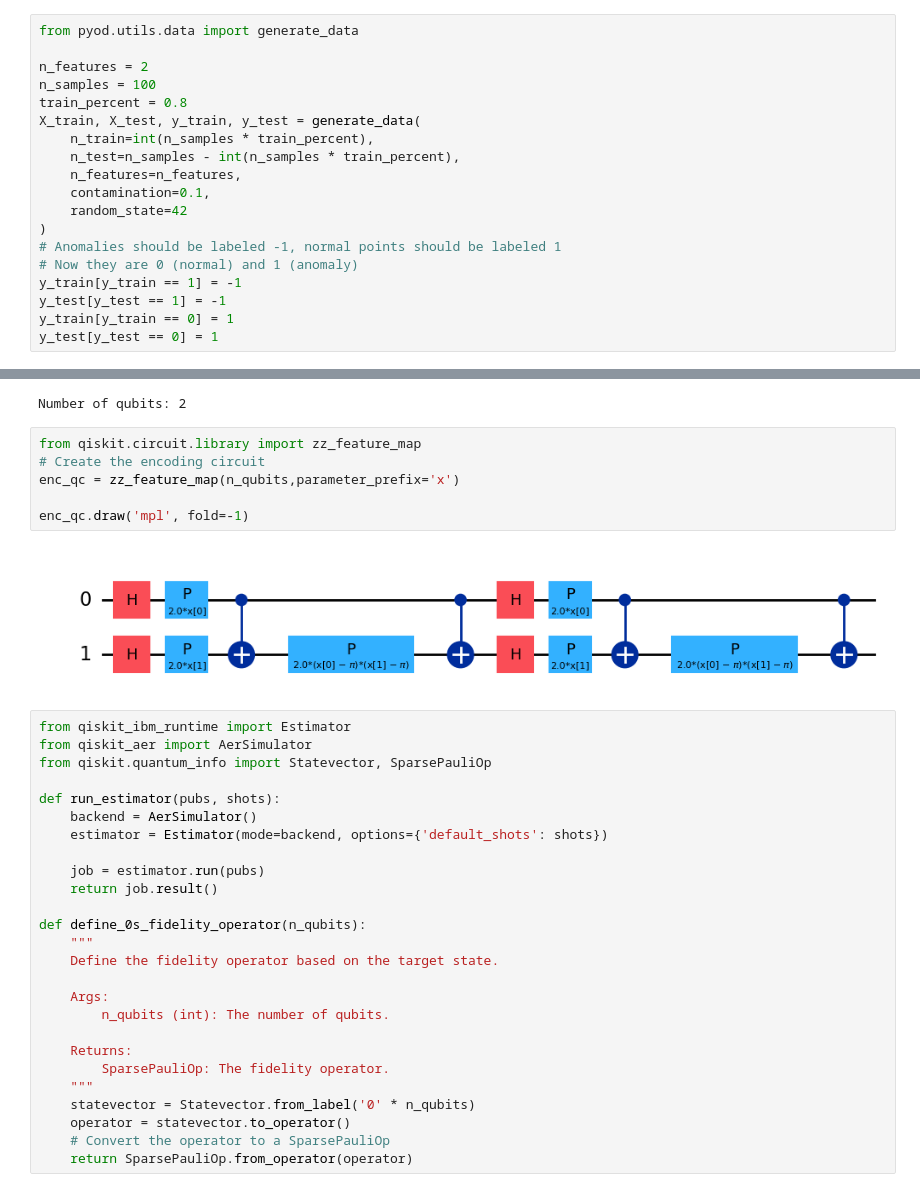
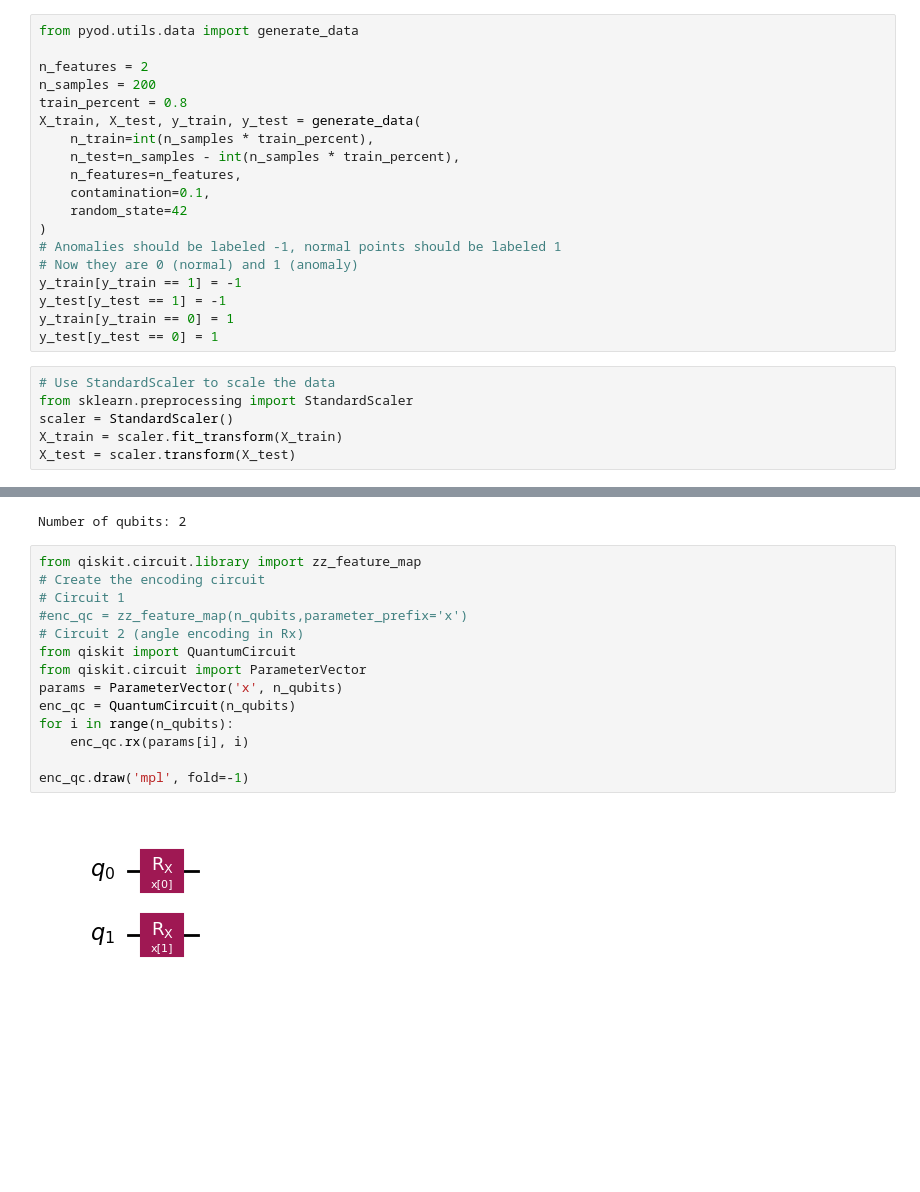
Before and after one commit to DanelArias-Dreyton257/OC-QSVM-anomaly-detection, a Jupyter notebook: Anomaly_detection.ipynb, the cells around one changed output, grey strips where cells are left out. Drawn from its saved outputs; the diff is of its cells as text; blank space fills up the shorter version.

Commit message:
Use Rx as encoding

```diff
--- a/Anomaly_detection.ipynb
+++ b/Anomaly_detection.ipynb
@@ -2,7 +2,7 @@
 from pyod.utils.data import generate_data
 
 n_features = 2
-n_samples = 100
+n_samples = 200
 train_percent = 0.8
 X_train, X_test, y_train, y_test = generate_data(
     n_train=int(n_samples * train_percent),
@@ -17,6 +17,12 @@ y_train[y_train == 1] = -1
 y_test[y_test == 1] = -1
 y_train[y_train == 0] = 1
 y_test[y_test == 0] = 1
+# %%
+# Use StandardScaler to scale the data
+from sklearn.preprocessing import StandardScaler
+scaler = StandardScaler()
+X_train = scaler.fit_transform(X_train)
+X_test = scaler.transform(X_test)
 # %%
 # Plot the data using feature 1 and feature 2
 import matplotlib.pyplot as plt
@@ -92,34 +98,16 @@ Number of qubits: 2
 # %%
 from qiskit.circuit.library import zz_feature_map
 # Create the encoding circuit
-enc_qc = zz_feature_map(n_qubits,parameter_prefix='x')
+# Circuit 1
+#enc_qc = zz_feature_map(n_qubits,parameter_prefix='x')
+# Circuit 2 (angle encoding in Rx)
+from qiskit import QuantumCircuit
+from qiskit.circuit import ParameterVector
+params = ParameterVector('x', n_qubits)
+enc_qc = QuantumCircuit(n_qubits)
+for i in range(n_qubits):
+    enc_qc.rx(params[i], i)
 
 enc_qc.draw('mpl', fold=-1)
 # %% [output]
-[figure, old version]
+[figure, new version]
-# %%
-from qiskit_ibm_runtime import Estimator
-from qiskit_aer import AerSimulator
-from qiskit.quantum_info import Statevector, SparsePauliOp
-
-def run_estimator(pubs, shots):
-    backend = AerSimulator()
-    estimator = Estimator(mode=backend, options={'default_shots': shots})
-
-    job = estimator.run(pubs)
-    return job.result()
-
-def define_0s_fidelity_operator(n_qubits):
-    """
-    Define the fidelity operator based on the target state.
-
-    Args:
-        n_qubits (int): The number of qubits.
-
-    Returns:
-        SparsePauliOp: The fidelity operator.
-    """
-    statevector = Statevector.from_label('0' * n_qubits)
-    operator = statevector.to_operator()
-    # Convert the operator to a SparsePauliOp
-    return SparsePauliOp.from_operator(operator)
```
Also changed, not shown: parts of 8 cells of this notebook.
